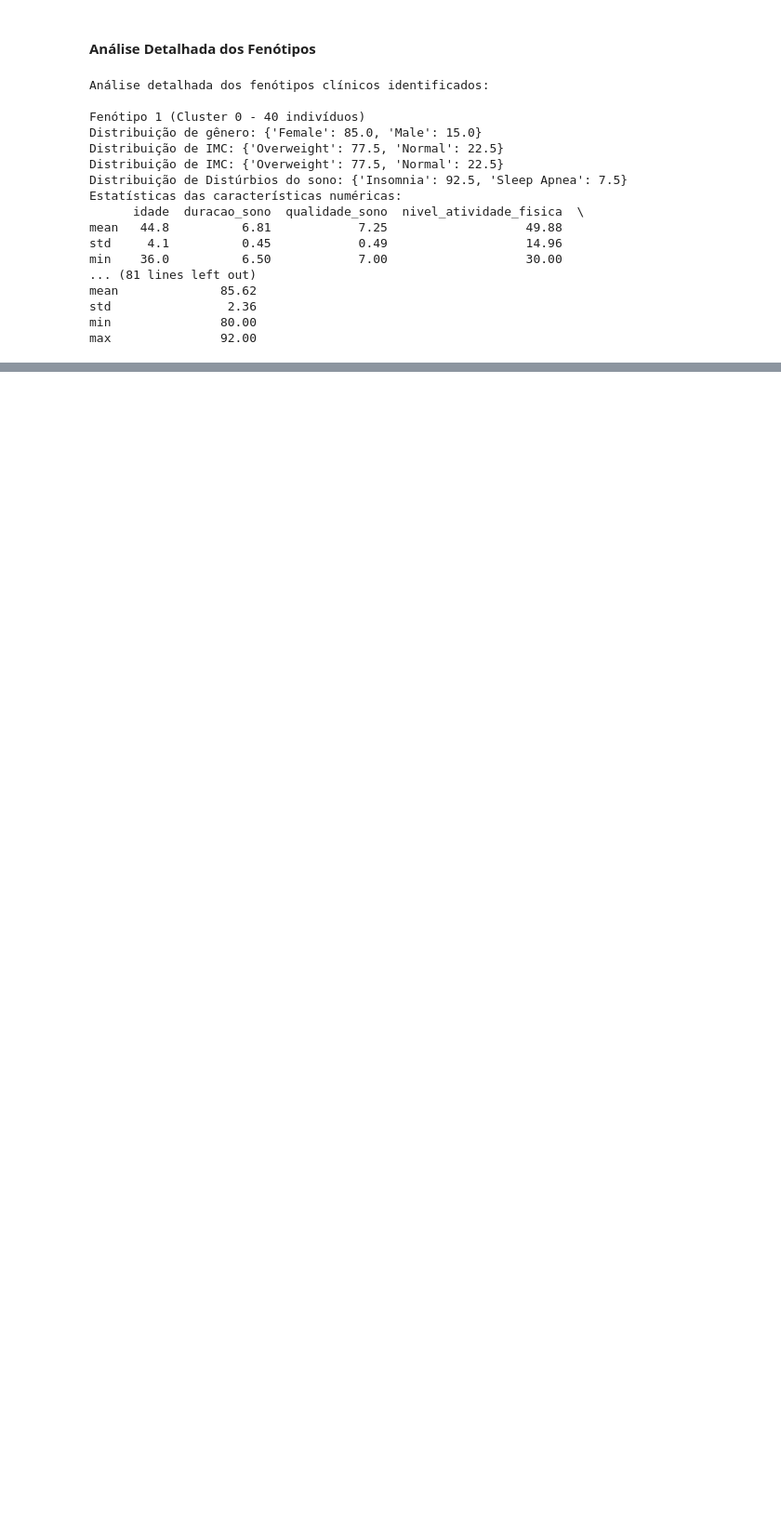
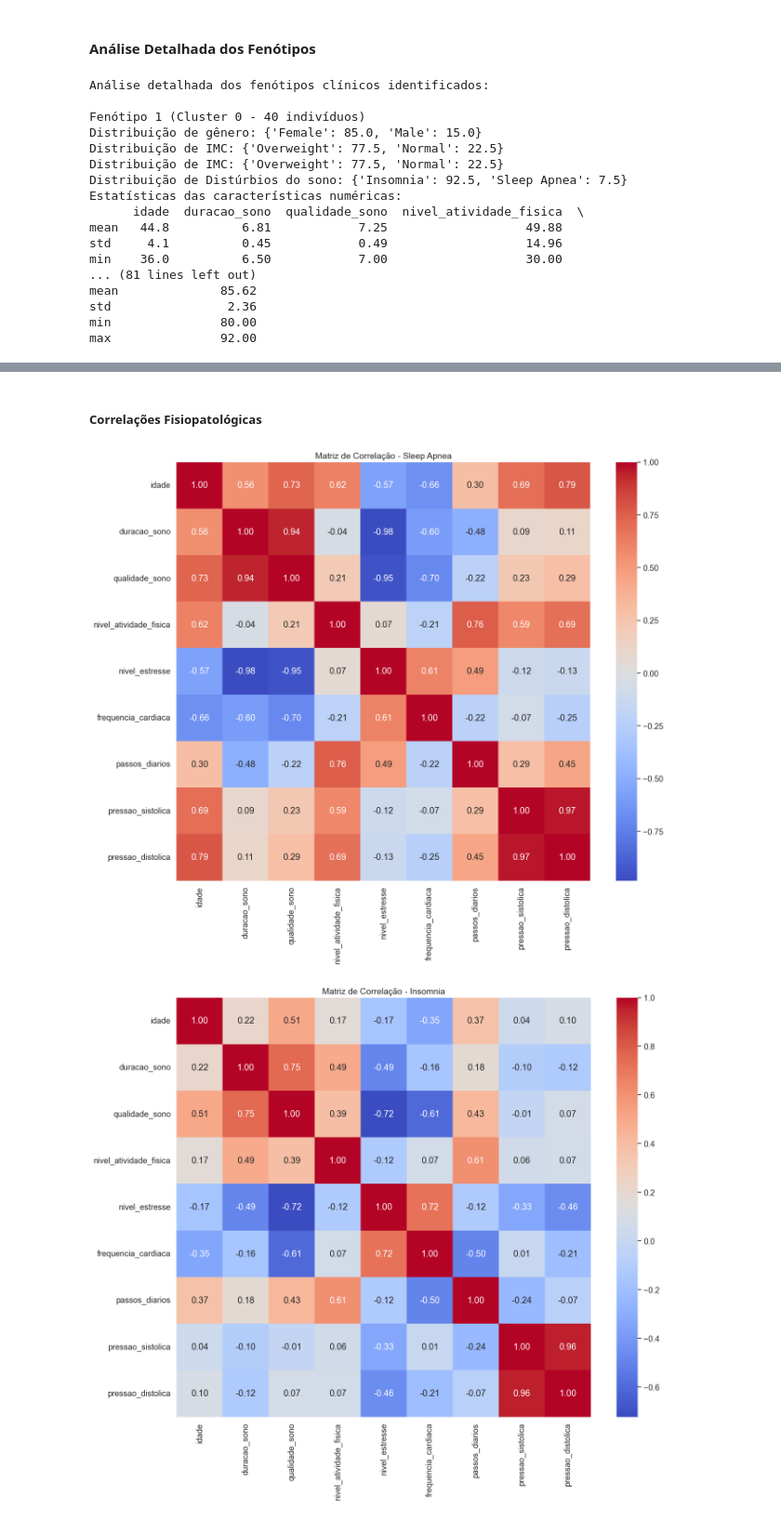
Before and after one commit to brunajeniferf/naosupervisionado, a Jupyter notebook: Health_Sleep.ipynb, the cells around one changed output, grey strips where cells are left out. Shown at 93% size. Drawn from its saved outputs; the diff is of its cells as text; code cells hidden in the pictures; blank space fills up the shorter version.

```diff
--- a/Health_Sleep.ipynb
+++ b/Health_Sleep.ipynb
@@ -649,0 +737,17 @@ max               92.00
+# %% [markdown]
+##### Correlações Fisiopatológicas
+# %%
+num_col = ["idade", "duracao_sono", "qualidade_sono", "nivel_atividade_fisica", "nivel_estresse", "frequencia_cardiaca","passos_diarios", "pressao_sistolica", "pressao_distolica"]
+# %%
+#MATRIZ DE CORRELAÇÃO PARA VARIÁVEIS NUMÉRICAS
+for disturbio in df_tratados['disturbio_sono'].unique():
+    if isinstance(disturbio, str):  # Verificar se é uma string válida
+        subset = df_tratados[df_tratados['disturbio_sono'] == disturbio]
+        correlation_matrix = subset[num_col].corr()
+        plt.figure(figsize=(14, 12))
+        sns.heatmap(correlation_matrix, annot=True, cmap='coolwarm', fmt='.2f')
+        plt.title(f'Matriz de Correlação - {disturbio}', fontsize=14)
+        plt.tight_layout()
+# %% [output]
+[figure, added]
+[figure, added]
```
Also changed, not shown: parts of 8 cells of this notebook.
